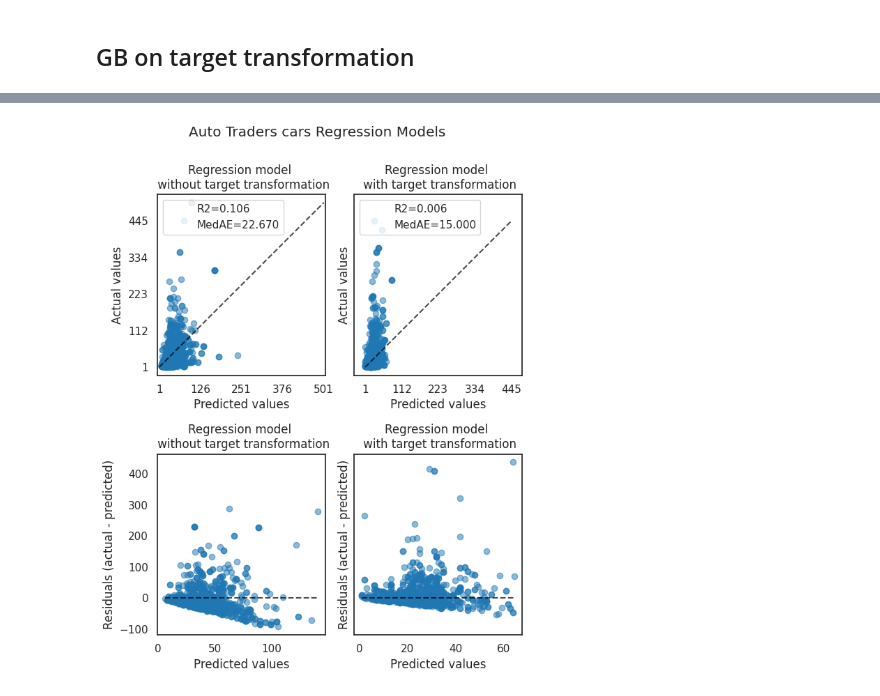
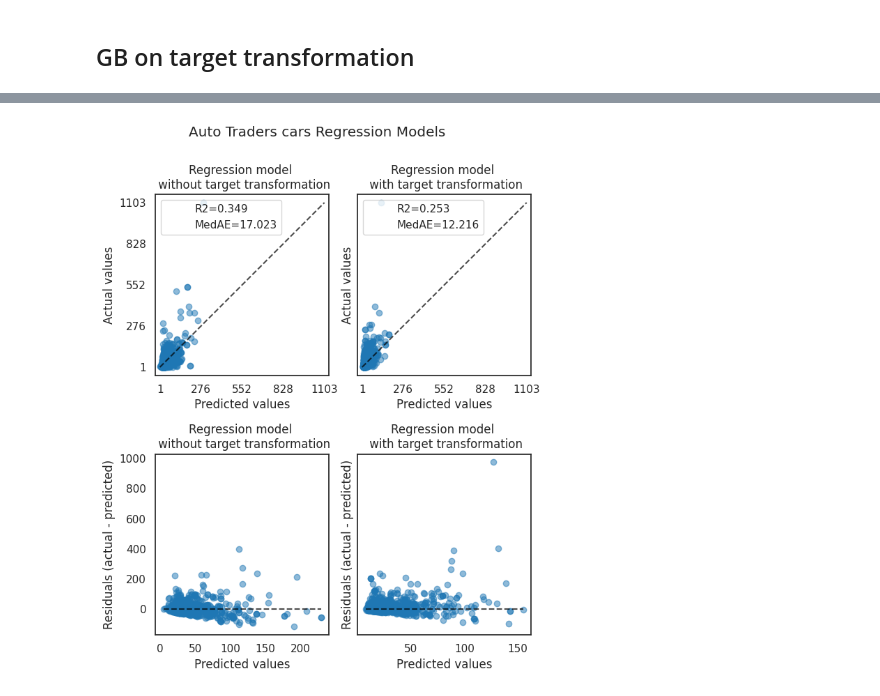
Before and after one commit to thanktua-spp/MMU_Hack_Data, a Jupyter notebook: notebooks/MMU_Hack_model training.ipynb, the cells around one changed output, grey strips where cells are left out. Cells and saved outputs as stored; diff of their text form; code cells hidden in the pictures.

```diff
--- a/notebooks/MMU_Hack_model training.ipynb
+++ b/notebooks/MMU_Hack_model training.ipynb
@@ -850,0 +849,19 @@ Test score 0.30101318243300546
+# %%
+quantile_transform = QuantileTransformer(output_distribution='normal')
+power_transformer = PowerTransformer()
+
+model_target_trans = TransformedTargetRegressor(
+    regressor=gbr,
+    transformer=QuantileTransformer(n_quantiles=900, output_distribution="normal"),
+)
+
+target_trans_pipeline = Pipeline([
+    ('data_preparation', data_preparation_pipeline),
+    ('data_preprocessor', columns_preprocessor),
+    ('rfe', rfecv_best),
+    ('regressor_pipeline', model_target_trans)
+])
+
+target_trans_pipeline.fit(X_train_sample, y_train_sample)
+print(f'Train score {target_trans_pipeline.score(X_train_sample, y_train_sample)}')
+print(f'Test score {target_trans_pipeline.score(X_test_sample, y_test_sample)}')
@@ -850,0 +871,11 @@ Test score 0.30101318243300546
+# %%
+gbr_pipeline_num_trans = Pipeline([
+    ('data_preparation', data_preparation_pipeline),
+    ('data_preprocessor', columns_preprocessor),
+    ('rfe', rfecv_best),
+    ('regressor_pipeline', gbr)
+])
+
+gbr_pipeline_num_trans.fit(X_train_sample, y_train_sample)
+print(f'Train score {gbr_pipeline_num_trans.score(X_train_sample, y_train_sample)}')
+print(f'Test score {gbr_pipeline_num_trans.score(X_test_sample, y_test_sample)}')
@@ -851,3 +964,3 @@ Test score 0.30101318243300546
 # %%
-y_pred_notrans = model_pipeline_notrans.predict(X_train)
-y_pred_trans = model_pipeline_trans.predict(X_train)
+y_pred_trans = models["GBR + RFE + Log Transform"].fit(X_train_sample, y_train_sample).predict(X_test_sample)
+y_pred_notrans = models['GBR + RFE'].fit(X_train_sample, y_train_sample).predict(X_test_sample)
@@ -909,14 +970,14 @@ f, (ax0, ax1) = plt.subplots(2, 2, sharey="row", figsize=(6.5, 8))
 
 # plot the actual vs predicted values
 PredictionErrorDisplay.from_predictions(
-    y_test,
+    y_test_sample,
     y_pred_notrans,
     kind="actual_vs_predicted",
     ax=ax0[0],
     scatter_kwargs={"alpha": 0.5},
 )
 PredictionErrorDisplay.from_predictions(
-    y_test,
+    y_test_sample,
     y_pred_trans,
     kind="actual_vs_predicted",
     ax=ax0[1],
@@ -924,34 +985,34 @@ PredictionErrorDisplay.from_predictions(
 )
 
 # Add the score in the legend of each axis
 for ax, y_pred in zip([ax0[0], ax0[1]], [y_pred_notrans, y_pred_trans]):
-    for name, score in compute_score(y_t, y_pred).items():
+    for name, score in compute_score(y_test_sample, y_pred).items():
         ax.plot([], [], " ", label=f"{name}={score}")
     ax.legend(loc="upper left")
 
 ax0[0].set_title("Regression model \n without target transformation")
 ax0[1].set_title("Regression model \n with target transformation")
 
 # plot the residuals vs the predicted values
 PredictionErrorDisplay.from_predictions(
-    y_test,
+    y_test_sample,
     y_pred_notrans,
     kind="residual_vs_predicted",
     ax=ax1[0],
     scatter_kwargs={"alpha": 0.5},
 )
 PredictionErrorDisplay.from_predictions(
-    y_test,
+    y_test_sample,
     y_pred_trans,
     kind="residual_vs_predicted",
     ax=ax1[1],
     scatter_kwargs={"alpha": 0.5},
 )
 ax1[0].set_title("Regression model \n without target transformation")
 ax1[1].set_title("Regression model \n with target transformation")
 
 f.suptitle("Auto Traders cars Regression Models", y=1.0)
 plt.tight_layout()
 plt.show()
 # %% [output]
-[figure, old version]
+[figure, new version]
```
Also changed, not shown: parts of 111 cells of this notebook, 52 other files.
